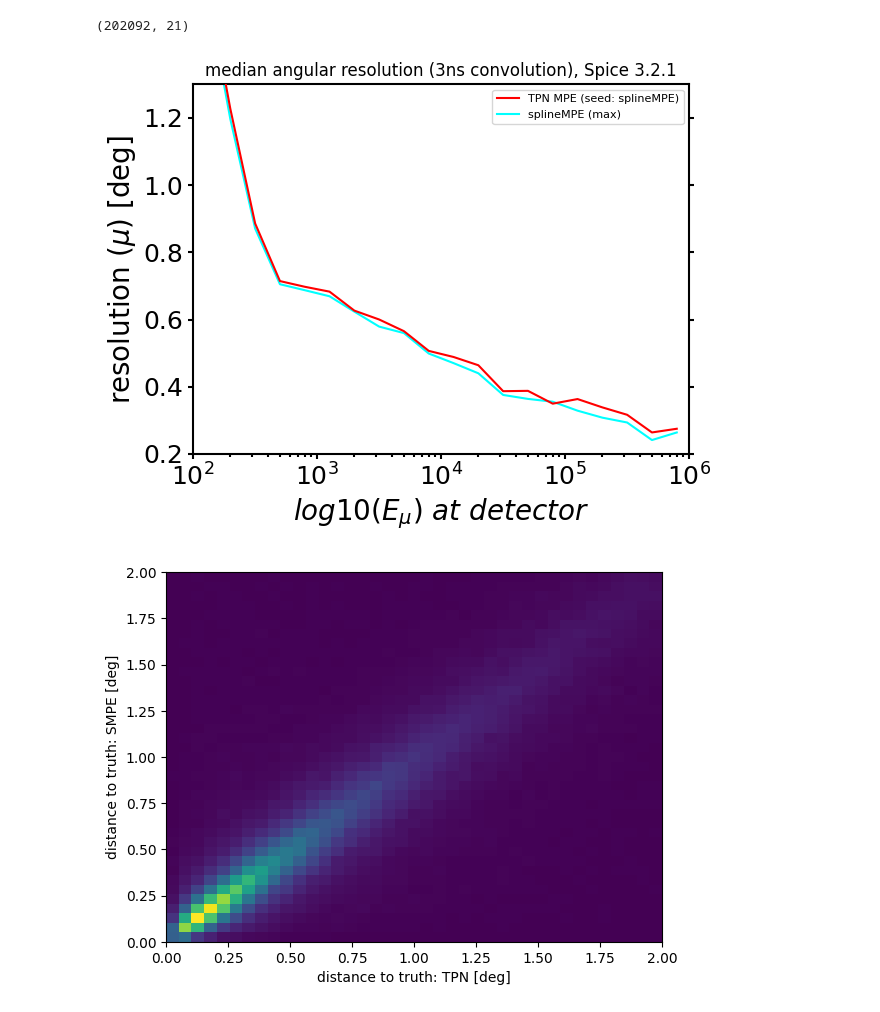
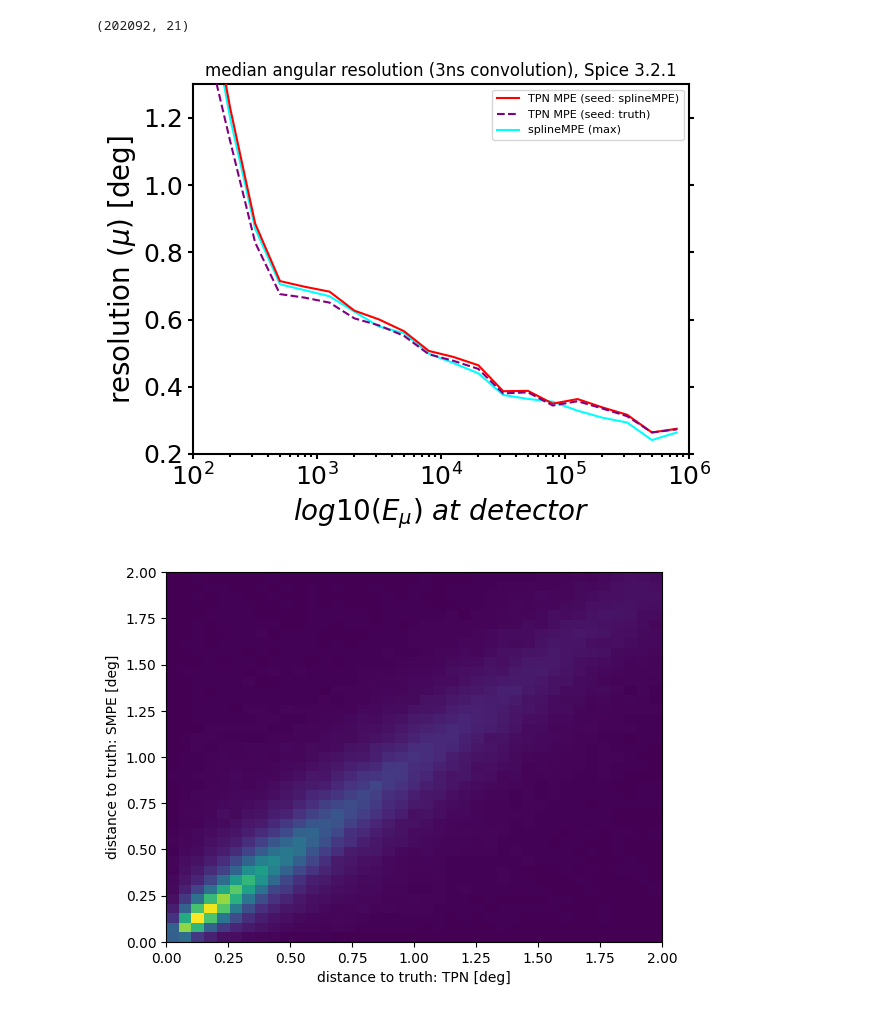
Before and after one commit to rishibbdb/TPN_DeV, a Jupyter notebook: dev/notebooks/resolutions_gupta_seeds_spice_3.2.1.ipynb, the cells around one changed output. Cells and saved outputs as stored; diff of their text form; code cells hidden in the pictures.

Commit message:
added mctruth seed resolution

```diff
--- a/dev/notebooks/resolutions_gupta_seeds_spice_3.2.1.ipynb
+++ b/dev/notebooks/resolutions_gupta_seeds_spice_3.2.1.ipynb
@@ -11,6 +11,7 @@ from lib.plotting import adjust_plot_1d
 bp = '/home/storage/hans/jax_reco_gupta_corrections4/examples/scripts/'
 # %%
 data = np.load(bp+'results_seed_smpe.npy')
+data_truth = np.load(bp+'results_seed_truth.npy')
 # %%
 data.shape
 # %% [output]
@@ -64,24 +65,26 @@ def get_resolution(results, result_idx=14):
     return (lower, med, upper), (lower2, med2, upper2), e_nu_centers
 # %%
 r_seed_smpe, r_smpe, xvals = get_resolution(data, result_idx=15)
+r_seed_truth, _, _  = get_resolution(data_truth, result_idx=15)
 # %%
 fig, ax = plt.subplots()
 plot_args = {'xlabel':'$log10(E_{\\mu})\,\,at\,\,detector$',
                  'ylabel':'resolution ($\mu$) [deg]',
                  'xlim':[10**2.0, 10**6.0],
                  'ylim':[0.2, 1.3]}
 
 ax.plot(10**xvals, r_seed_smpe[1], color='red', label='TPN MPE (seed: splineMPE)', linestyle='solid', zorder=17)
+ax.plot(10**xvals, r_seed_truth[1], color='purple', label='TPN MPE (seed: truth)', linestyle='dashed', zorder=17)
 ax.plot(10**xvals, r_smpe[1], color='cyan', label='splineMPE (max)')
 
 adjust_plot_1d(fig, ax, plot_args=plot_args)
 plt.xscale('log')
 plt.title('median angular resolution (3ns convolution), Spice 3.2.1')
 ax.set_yticks([0.2*i for i in range(9)][1:-2])
 plt.legend(fontsize=8, loc='upper right')
 plt.show()
 # %% [output]
-[figure, old version]
+[figure, new version]
 # %%
 gcd, gcd_smpe, _ = get_gcd(data, result_idx=15)
 # %%
```
